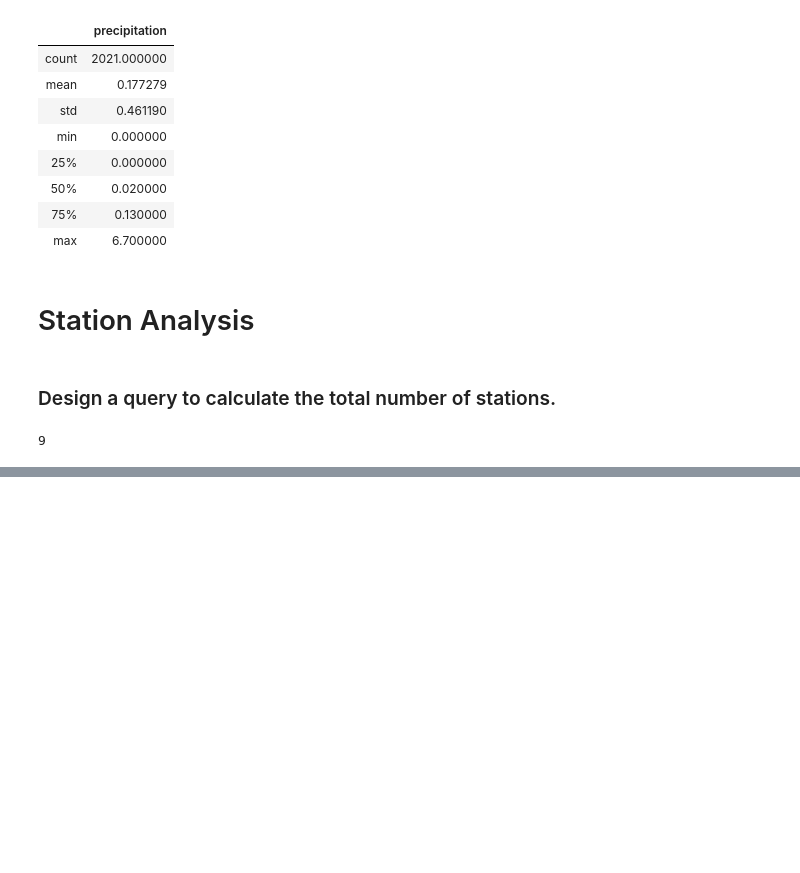
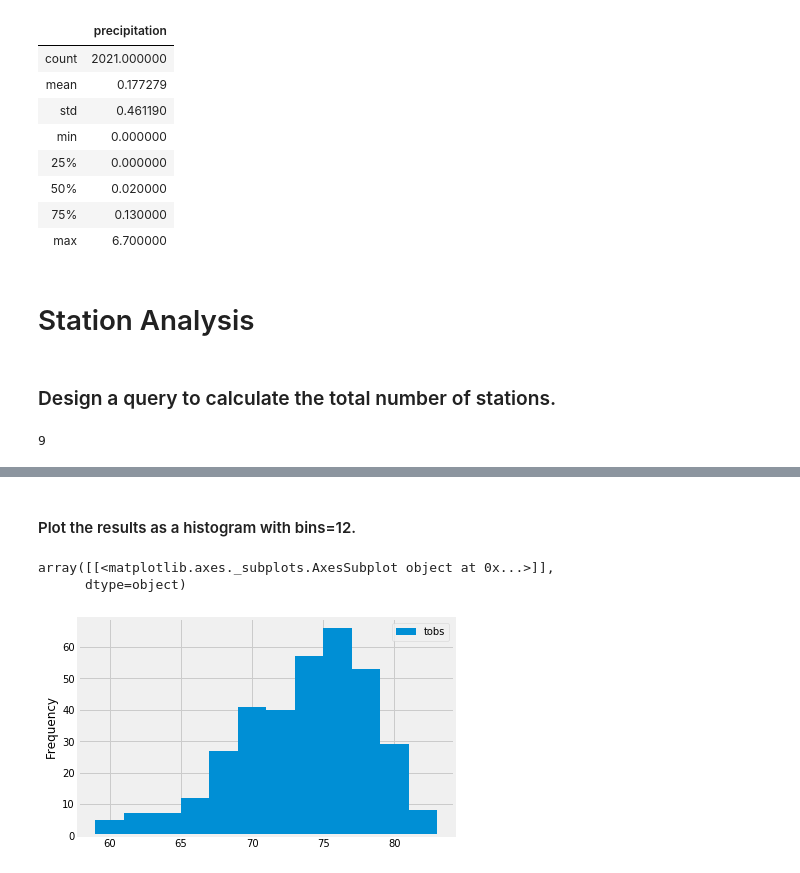
Before and after one commit to Jhyrryl/homework, a Jupyter notebook: sqlalchemy-challenge/sqlalchemy-challenge.ipynb, the cells around one changed output, grey strips where cells are left out. Drawn from its saved outputs; the diff is of its cells as text; code cells hidden in the pictures; blank space fills up the shorter version.

```diff
--- a/sqlalchemy-challenge/sqlalchemy-challenge.ipynb
+++ b/sqlalchemy-challenge/sqlalchemy-challenge.ipynb
@@ -174,0 +178,6 @@ session.query(Station).count()
+# %%
+obs_data = session.query(Measurement.station, func.count(Measurement.tobs).label('total_observations')).\
+            group_by(Measurement.station).\
+            order_by(desc('total_observations')).\
+            all()
+obs_data
@@ -174,0 +203,7 @@ session.query(Station).count()
+# %%
+station = obs_data[0][0]
+tobs_data = session.query(Measurement.date, Measurement.tobs).\
+                    filter(Measurement.date >= date, Measurement.station == station).\
+                    order_by(Measurement.date).\
+                    all()
+tobs_data
@@ -174,0 +228,4 @@ session.query(Station).count()
+# %%
+tobs_df = pd.DataFrame(tobs_data)
+tobs_df.set_index('date')
+tobs_df
@@ -174,0 +246,13 @@ session.query(Station).count()
+# %% [markdown]
+#### Plot the results as a histogram with bins=12.
+# %%
+tobs_plot = tobs_df.hist(column='tobs', grid=True, figsize=(6,4), bins=12)
+ax = tobs_plot[0][0]
+ax.set_title("")
+ax.set_ylabel("Frequency")
+ax.legend(["tobs"])
+tobs_plot
+# %% [output]
+array([[<matplotlib.axes._subplots.AxesSubplot object at 0x...>]],
+      dtype=object)
+[figure, added]
```
Also changed, not shown: parts of 8 cells of this notebook.
